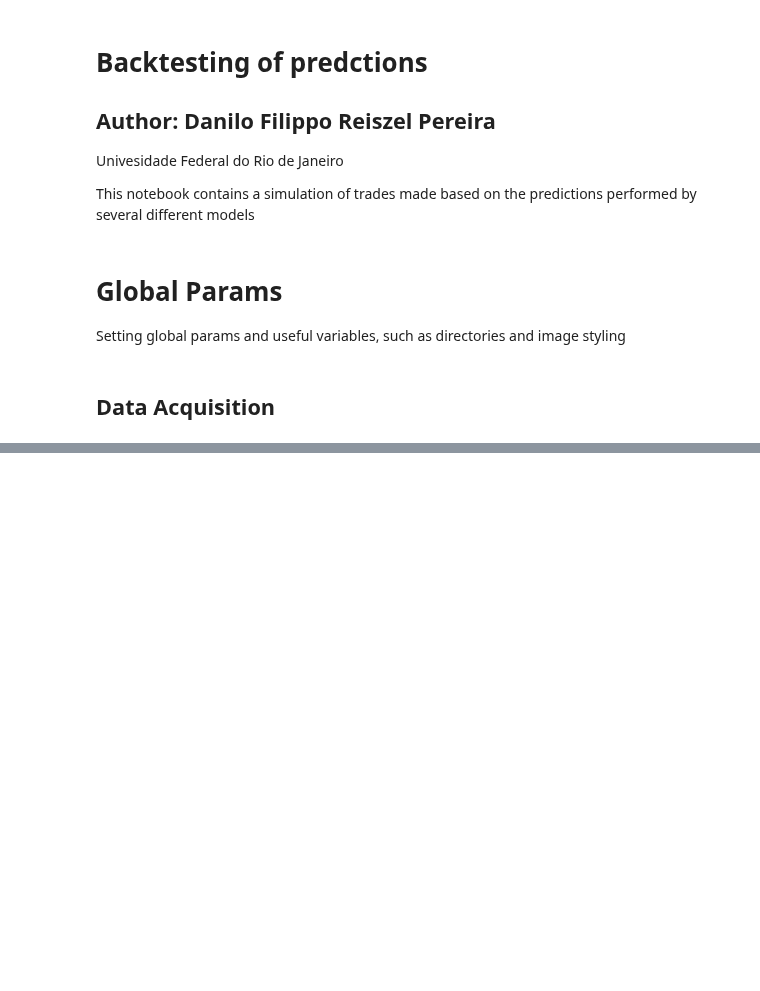
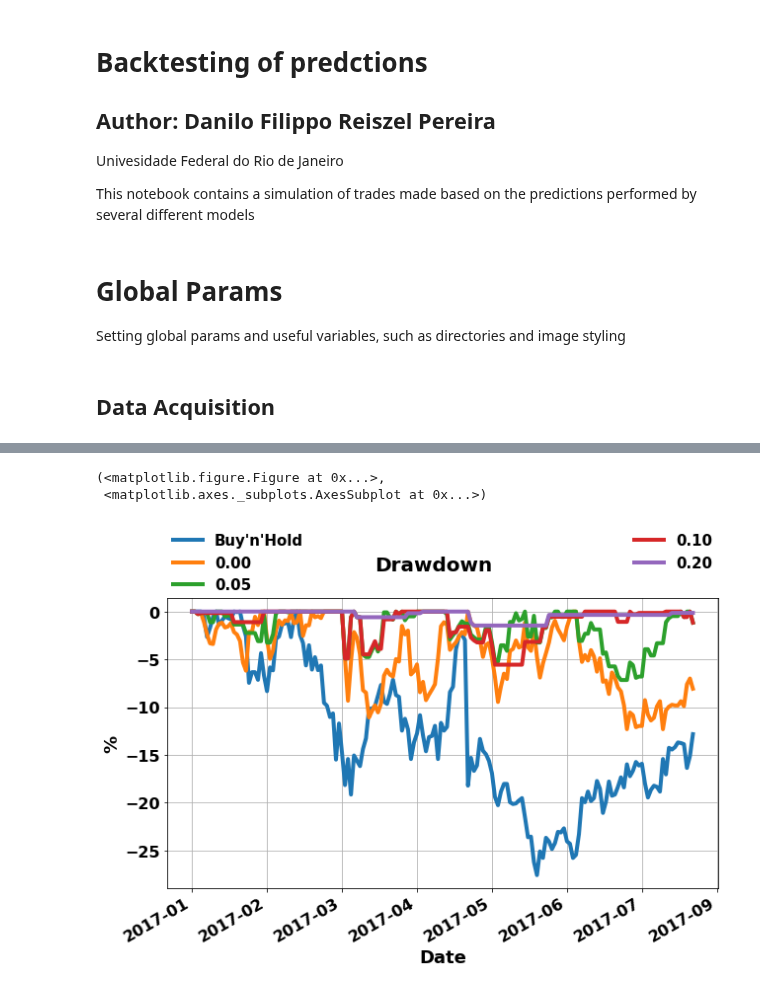
Before and after one commit to danilofrp/neural-stocks, a Jupyter notebook: notebooks/Backtesting/Backtesting2.ipynb, the cells around one changed output, grey strips where cells are left out. Drawn from its saved outputs; the diff is of its cells as text; code cells hidden in the pictures; blank space fills up the shorter version.

Commit message:
Backtesting for classification implemented

```diff
--- a/notebooks/Backtesting/Backtesting2.ipynb
+++ b/notebooks/Backtesting/Backtesting2.ipynb
@@ -55,6 +55,34 @@ pathUSIM5_SAE = '../../../ns-results/data/predicted/SAE/diario/USIM5/USIM5_predi
 pathVALE5_SAE = '../../../ns-results/data/predicted/SAE/diario/VALE5/VALE5_predicted_SAE.CSV'
 pathVIVT4_SAE = '../../../ns-results/data/predicted/SAE/diario/VIVT4/VIVT4_predicted_SAE.CSV'
 
+pathABEV3_MLP_class = '../../../ns-results/data/predicted/MLP_class/diario/ABEV3/ABEV3_bin_predicted_MLP.CSV'
+pathBRFS3_MLP_class = '../../../ns-results/data/predicted/MLP_class/diario/BRFS3/BRFS3_bin_predicted_MLP.CSV'
+pathBVMF3_MLP_class = '../../../ns-results/data/predicted/MLP_class/diario/BVMF3/BVMF3_bin_predicted_MLP.CSV'
+pathCCRO3_MLP_class = '../../../ns-results/data/predicted/MLP_class/diario/CCRO3/CCRO3_bin_predicted_MLP.CSV'
+pathELET3_MLP_class = '../../../ns-results/data/predicted/MLP_class/diario/ELET3/ELET3_bin_predicted_MLP.CSV'
+pathITUB4_MLP_class = '../../../ns-results/data/predicted/MLP_class/diario/ITUB4/ITUB4_bin_predicted_MLP.CSV'
+pathKROT3_MLP_class = '../../../ns-results/data/predicted/MLP_class/diario/KROT3/KROT3_bin_predicted_MLP.CSV'
+pathLAME4_MLP_class = '../../../ns-results/data/predicted/MLP_class/diario/LAME4/LAME4_bin_predicted_MLP.CSV'
+pathPETR4_MLP_class = '../../../ns-results/data/predicted/MLP_class/diario/PETR4/PETR4_bin_predicted_MLP.CSV'
+pathSUZB5_MLP_class = '../../../ns-results/data/predicted/MLP_class/diario/SUZB5/SUZB5_bin_predicted_MLP.CSV'
+pathUSIM5_MLP_class = '../../../ns-results/data/predicted/MLP_class/diario/USIM5/USIM5_bin_predicted_MLP.CSV'
+pathVALE5_MLP_class = '../../../ns-results/data/predicted/MLP_class/diario/VALE5/VALE5_bin_predicted_MLP.CSV'
+pathVIVT4_MLP_class = '../../../ns-results/data/predicted/MLP_class/diario/VIVT4/VIVT4_bin_predicted_MLP.CSV'
+
+pathABEV3_SAE_class = '../../../ns-results/data/predicted/SAE_class/diario/ABEV3/ABEV3_bin_predicted_SAE.CSV'
+pathBRFS3_SAE_class = '../../../ns-results/data/predicted/SAE_class/diario/BRFS3/BRFS3_bin_predicted_SAE.CSV'
+pathBVMF3_SAE_class = '../../../ns-results/data/predicted/SAE_class/diario/BVMF3/BVMF3_bin_predicted_SAE.CSV'
+pathCCRO3_SAE_class = '../../../ns-results/data/predicted/SAE_class/diario/CCRO3/CCRO3_bin_predicted_SAE.CSV'
+pathELET3_SAE_class = '../../../ns-results/data/predicted/SAE_class/diario/ELET3/ELET3_bin_predicted_SAE.CSV'
+pathITUB4_SAE_class = '../../../ns-results/data/predicted/SAE_class/diario/ITUB4/ITUB4_bin_predicted_SAE.CSV'
+pathKROT3_SAE_class = '../../../ns-results/data/predicted/SAE_class/diario/KROT3/KROT3_bin_predicted_SAE.CSV'
+pathLAME4_SAE_class = '../../../ns-results/data/predicted/SAE_class/diario/LAME4/LAME4_bin_predicted_SAE.CSV'
+pathPETR4_SAE_class = '../../../ns-results/data/predicted/SAE_class/diario/PETR4/PETR4_bin_predicted_SAE.CSV'
+pathSUZB5_SAE_class = '../../../ns-results/data/predicted/SAE_class/diario/SUZB5/SUZB5_bin_predicted_SAE.CSV'
+pathUSIM5_SAE_class = '../../../ns-results/data/predicted/SAE_class/diario/USIM5/USIM5_bin_predicted_SAE.CSV'
+pathVALE5_SAE_class = '../../../ns-results/data/predicted/SAE_class/diario/VALE5/VALE5_bin_predicted_SAE.CSV'
+pathVIVT4_SAE_class = '../../../ns-results/data/predicted/SAE_class/diario/VIVT4/VIVT4_bin_predicted_SAE.CSV'
+
 
 plt.rcParams['font.weight'] = 'bold'
 plt.rcParams['figure.titlesize'] = 20
@@ -852,0 +1142,2 @@ Trend + SAE  maximum value: 117861.72
+# %%
+bt2 = Backtest(assets = ['ABEV3', 'BRFS3', 'BVMF3', 'CCRO3', 'ELET3', 'ITUB4', 'KROT3', 'LAME4', 'PETR4', 'SUZB5', 'USIM5', 'VALE5', 'VIVT4'], dataPath = '../../../data/stocks/[asset]/diario/[asset].CSV')
@@ -852,0 +1266,11 @@ Trend + SAE  maximum value: 117861.72
+# %%
+simulations = ['buy-n-hold', 'predicted_bin_mlp_std_0.0', 'predicted_bin_mlp_std_0.05', 'predicted_bin_mlp_std_0.1', 'predicted_bin_mlp_std_0.2']
+names = ['Buy\'n\'Hold', '0.00', '0.05', '0.10', '0.20']
+plotDrawdown(bt2, simulations, names,
+             legendsize = 15, linewidth = 4.0, figsize = (10,6), linestyle = '-', legendncol = 2,
+             saveImg = False, saveDir = saveFigDir, saveName = assetsToUse2[0] + '_lim', saveFormat = 'png'
+            )
+# %% [output]
+(<matplotlib.figure.Figure at 0x...>,
+ <matplotlib.axes._subplots.AxesSubplot at 0x...>)
+[figure, added]
```
Also changed, not shown: parts of 12 cells of this notebook, 1 other file.
